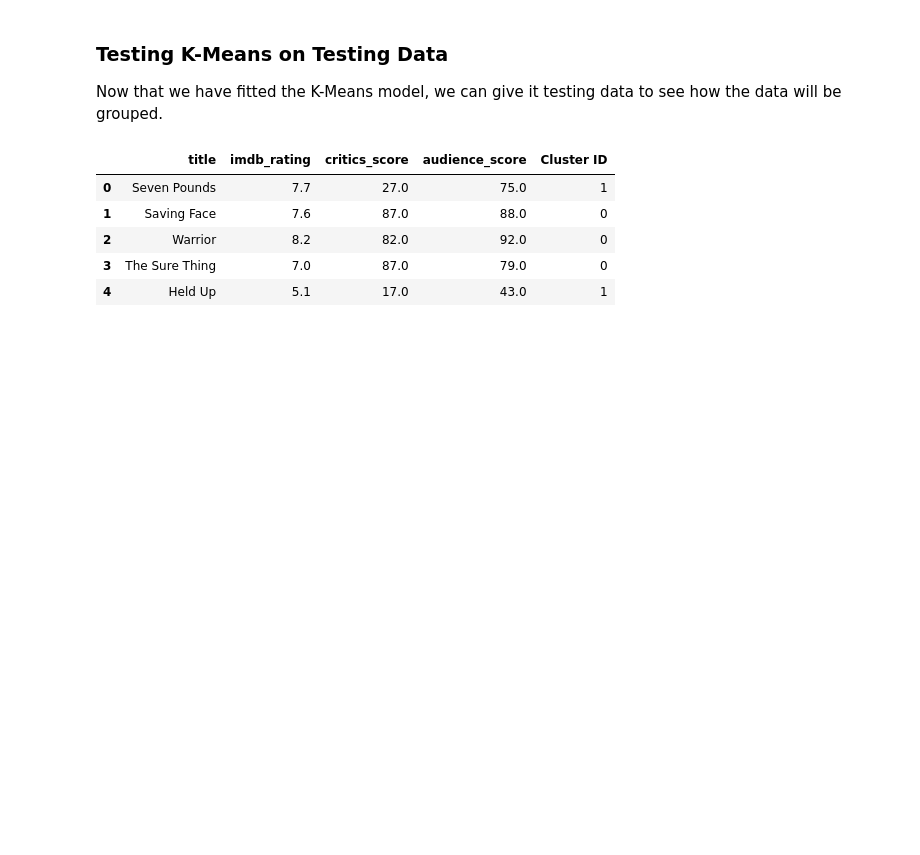
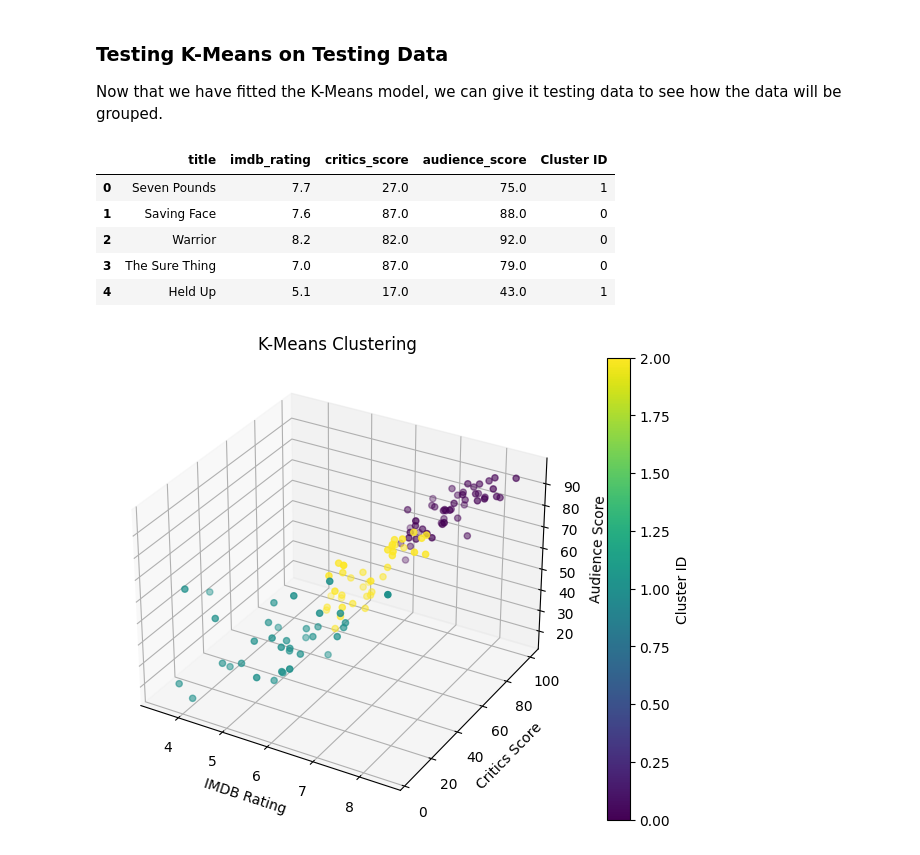
Before and after one commit to Robby-D1/CSC177_ClusterAnalysis_Project, a Jupyter notebook: Part 1/Text Mining Project Part 1.ipynb, the cells around one changed output. Cells and saved outputs as stored; diff of their text form; code cells hidden in the pictures; blank space fills up the shorter version.

Commit message:
3D graph that visualizes clustering

```diff
--- a/Part 1/Text Mining Project Part 1.ipynb
+++ b/Part 1/Text Mining Project Part 1.ipynb
@@ -121,3 +121,24 @@ predicted_data.head()
 | 2 | Warrior | 8.2 | 82.0 | 92.0 | 0 |
 | 3 | The Sure Thing | 7.0 | 87.0 | 79.0 | 0 |
 | 4 | Held Up | 5.1 | 17.0 | 43.0 | 1 |
+# %%
+from mpl_toolkits.mplot3d import Axes3D
+
+# Create a 3D scatter plot
+fig = plt.figure(figsize=(10, 6))
+ax = fig.add_subplot(111, projection='3d')
+
+# Scatter plot of the data points, with each cluster assigned a different color
+scatter = ax.scatter(X_test['imdb_rating'], X_test['critics_score'], X_test['audience_score'], c=labels, cmap='viridis')
+
+# Set labels and title
+ax.set_xlabel('IMDB Rating')
+ax.set_ylabel('Critics Score')
+ax.set_zlabel('Audience Score')
+ax.set_title('K-Means Clustering')
+
+plt.colorbar(scatter, label='Cluster ID')
+
+plt.show()
+# %% [output]
+[figure, added]
```
